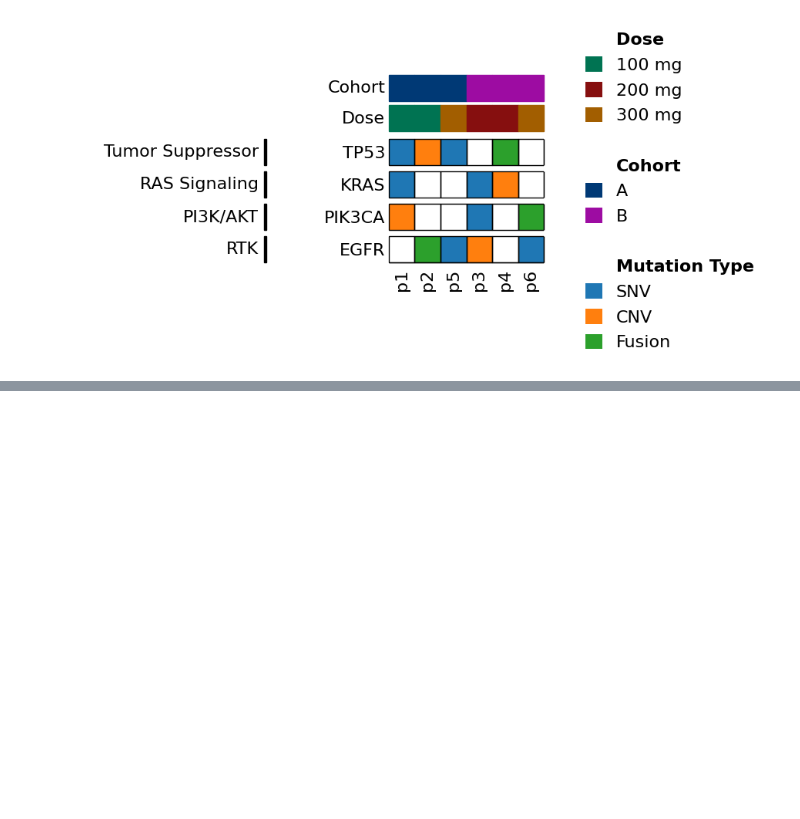
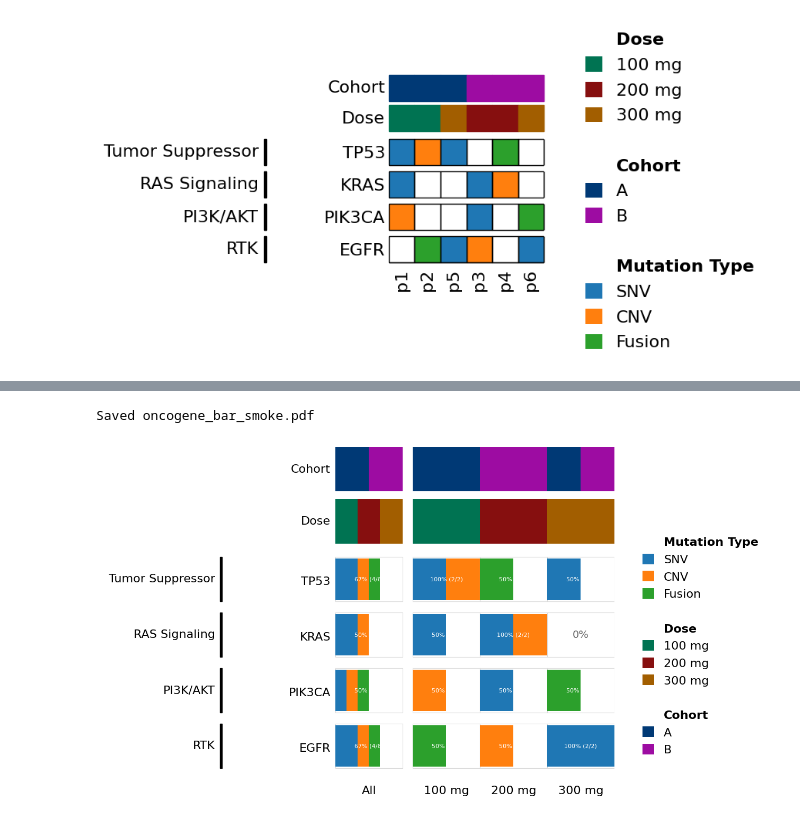
Before and after one commit to vic-cheung/bioviz-kit, a Jupyter notebook: examples/minimal_bioviz_smoke.ipynb, the cells around one changed output, grey strips where cells are left out. Drawn from its saved outputs; the diff is of its cells as text; code cells hidden in the pictures; blank space fills up the shorter version.

```diff
--- a/examples/minimal_bioviz_smoke.ipynb
+++ b/examples/minimal_bioviz_smoke.ipynb
@@ -511,0 +561,44 @@ Saved oncoplot_with_right_summary_bars.pdf
+# %%
+# 8) Aggregate per-gene stacked bars with pathway labels and top annotations
+# Keep the default example readable: total percent plus total counts, with near full-height bars.
+bar_cfg = OncoplotConfig(
+    x_col="Patient_ID",
+    y_col="Gene",
+    value_col="Variant_type",
+    row_group_col="Pathway",
+    heatmap_annotation=heat_ann,
+    top_annotations={"Cohort": top_ann, "Dose": dose_ann},
+    top_annotation_order=["Cohort", "Dose"],
+    legend_category_order=["Mutation Type", "Dose"],
+    figsize=(12.5, 7),
+    auto_adjust_cell_size=False,
+    cell_aspect=1.45,
+    axes_aspect_mode="auto",
+    show_column_labels=True,
+)
+
+fig_gene_bars = OncoGeneBarPlotter(
+    mut_df,
+    bar_cfg,
+    row_groups=row_groups,
+    row_groups_color_dict=row_groups_color_dict,
+    group_by=["Dose"],
+    show_all=True,
+    all_column_gap=0.22,
+    percent_decimals=0,
+    show_total_counts=True,
+    show_category_breakdown=False,
+    label_fontsize=8,
+    bar_height_fraction=0.92,
+).plot()
+
+fig_gene_bars.savefig(
+    "oncogene_bar_smoke.pdf",
+    bbox_inches="tight",
+    pad_inches=0.1,
+    dpi=150,
+)
+print("Saved oncogene_bar_smoke.pdf")
+# %% [output]
+Saved oncogene_bar_smoke.pdf
+[figure, added]
```
Also changed, not shown: parts of 4 cells of this notebook, 3 other files.
